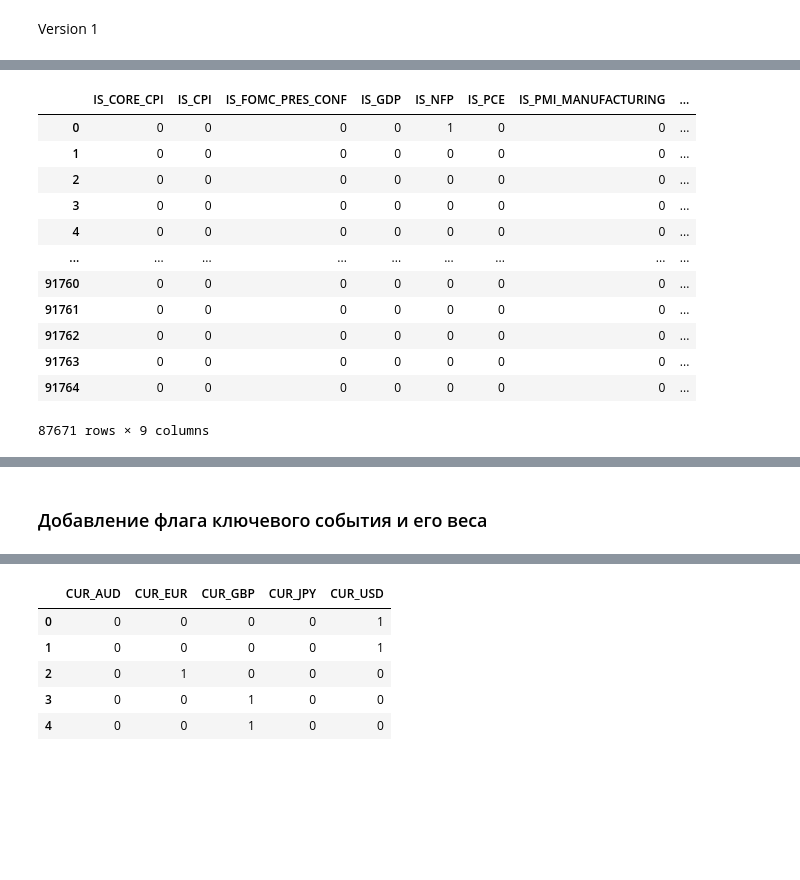
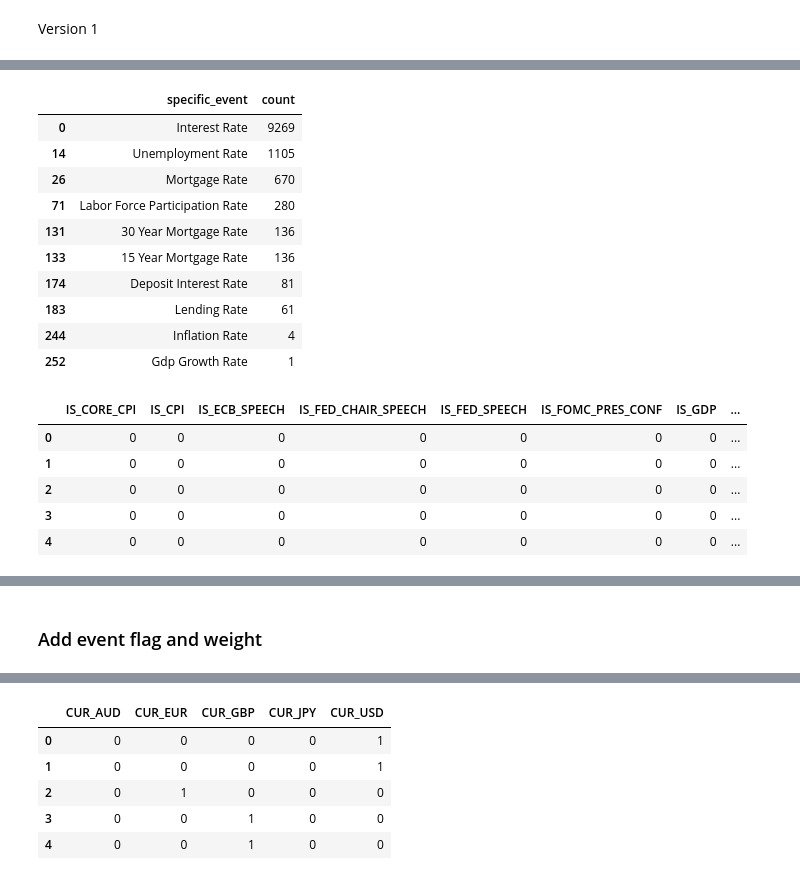
Before and after one commit to ppetrushenkov/fx_news_bot, a Jupyter notebook: notebooks/train_model_pipeline_nb.ipynb, the cells around one changed output, grey strips where cells are left out. Saved outputs shown, nothing was run; the diff lists cells and outputs as text; code cells hidden in the pictures; blank space fills up the shorter version.

```diff
--- a/notebooks/train_model_pipeline_nb.ipynb
+++ b/notebooks/train_model_pipeline_nb.ipynb
@@ -136,19 +115,19 @@ Name: count, Length: 87, dtype: int64
 # %%
 CENTRAL_BANKS = [
-    'bank',
-    'reserve'
+    'central bank',
+    'federal reserve'
+]
+
+OTHER_BANKS = [
+    'bank'
 ]
 
 OFFICES = ['office']
 
-US_OFFICIAL_STATS = [
+OFFICIAL_STATS = [
     'bureau',
     'statistics',
     'analysis',
-    'u.s. information'
-]
-
-EU_OFFICIAL_STATS = [
     'eurostat',
     'insee',
     'federal statistical office',
@@ -175,7 +154,8 @@ RATING_AGENCY = [
 
 RESEARCH_INSTITUTES = [
     'institute',
-    'research'
+    'research',
+    'zew'
 ]
 
 US_HOUSING = [
@@ -671,6 +704,10 @@ Version 1
 def get_specific_event_type(title: str) -> str:
     t = title.lower()
 
+    if "unemployment rate" in t:
+        return "UNRATE"
+    if "inflation rate" in t:
+        return "INFLATION"
     if "non farm" in t or "nonfarm" in t:
         return "NFP"
     if "cpi" in t and "core" in t:
@@ -691,5 +728,17 @@ def get_specific_event_type(title: str) -> str:
         return "GDP"
     if "retail" in t:
         return "RETAIL_SALES"
+    if 'president' in t and 'speech' in t:
+        return 'PRESIDENT_SPEECH'
+    if 'president' in t:
+        return 'PRESIDENT'
+    if 'fed' in t and 'chair' in t and 'speech' in t:
+        return 'FED_CHAIR_SPEECH'
+    if 'fed' in t and 'speech' in t:
+        return 'FED_SPEECH'
+    if 'ecb' in t and 'speech' in t:
+        return 'ECB_SPEECH'
+    if 'ppi' in t:
+        return "PPI"
 
     return "OTHER"
@@ -695,0 +795,2 @@ def get_specific_event_type(title: str) -> str:
+# %%
+news['specific_event'] = news.apply(classify_specific_event, axis=1)
@@ -699,20 +843,27 @@ news['specific_event'] = news['title'].apply(get_specific_event_type)
+# %%
+t[t['specific_event'].str.contains('Rate')]
+# %% [output]
+|  | specific_event | count |
+| 0 | Interest Rate | 9269 |
+| 14 | Unemployment Rate | 1105 |
+| 26 | Mortgage Rate | 670 |
+| 71 | Labor Force Participation Rate | 280 |
+| 131 | 30 Year Mortgage Rate | 136 |
+| 133 | 15 Year Mortgage Rate | 136 |
+| 174 | Deposit Interest Rate | 81 |
+| 183 | Lending Rate | 61 |
+| 244 | Inflation Rate | 4 |
+| 252 | Gdp Growth Rate | 1 |
 # %%
 dummy_events = pd.get_dummies(news['specific_event'], prefix='IS').astype(int).drop(['IS_OTHER'], axis=1)
-dummy_events
+dummy_events.head()
 # %% [output]
-|  | IS_CORE_CPI | IS_CPI | IS_FOMC_PRES_CONF | IS_GDP | IS_NFP | IS_PCE | IS_PMI_MANUFACTURING | ... |
-| 0 | 0 | 0 | 0 | 0 | 1 | 0 | 0 | ... |
+|  | IS_CORE_CPI | IS_CPI | IS_ECB_SPEECH | IS_FED_CHAIR_SPEECH | IS_FED_SPEECH | IS_FOMC_PRES_CONF | IS_GDP | ... |
+| 0 | 0 | 0 | 0 | 0 | 0 | 0 | 0 | ... |
 | 1 | 0 | 0 | 0 | 0 | 0 | 0 | 0 | ... |
 | 2 | 0 | 0 | 0 | 0 | 0 | 0 | 0 | ... |
 | 3 | 0 | 0 | 0 | 0 | 0 | 0 | 0 | ... |
 | 4 | 0 | 0 | 0 | 0 | 0 | 0 | 0 | ... |
-| ... | ... | ... | ... | ... | ... | ... | ... | ... |
-| 91760 | 0 | 0 | 0 | 0 | 0 | 0 | 0 | ... |
-| 91761 | 0 | 0 | 0 | 0 | 0 | 0 | 0 | ... |
-| 91762 | 0 | 0 | 0 | 0 | 0 | 0 | 0 | ... |
-| 91763 | 0 | 0 | 0 | 0 | 0 | 0 | 0 | ... |
-| 91764 | 0 | 0 | 0 | 0 | 0 | 0 | 0 | ... |
-87671 rows × 9 columns
 # %%
 news = pd.concat([news, dummy_events], axis=1)
 news.head()
@@ -726,5 +881,5 @@ news.head()
 # %% [markdown]
-### Добавление флага ключевого события и его веса
+### Add event flag and weight
 # %%
 KEY_EVENTS = [
     "NFP", "CPI", "CORE_CPI", "PCE", "FOMC_RATE", "FOMC_PRES_CONF",
```
Also changed, not shown: parts of 122 cells of this notebook, 39 other files.
